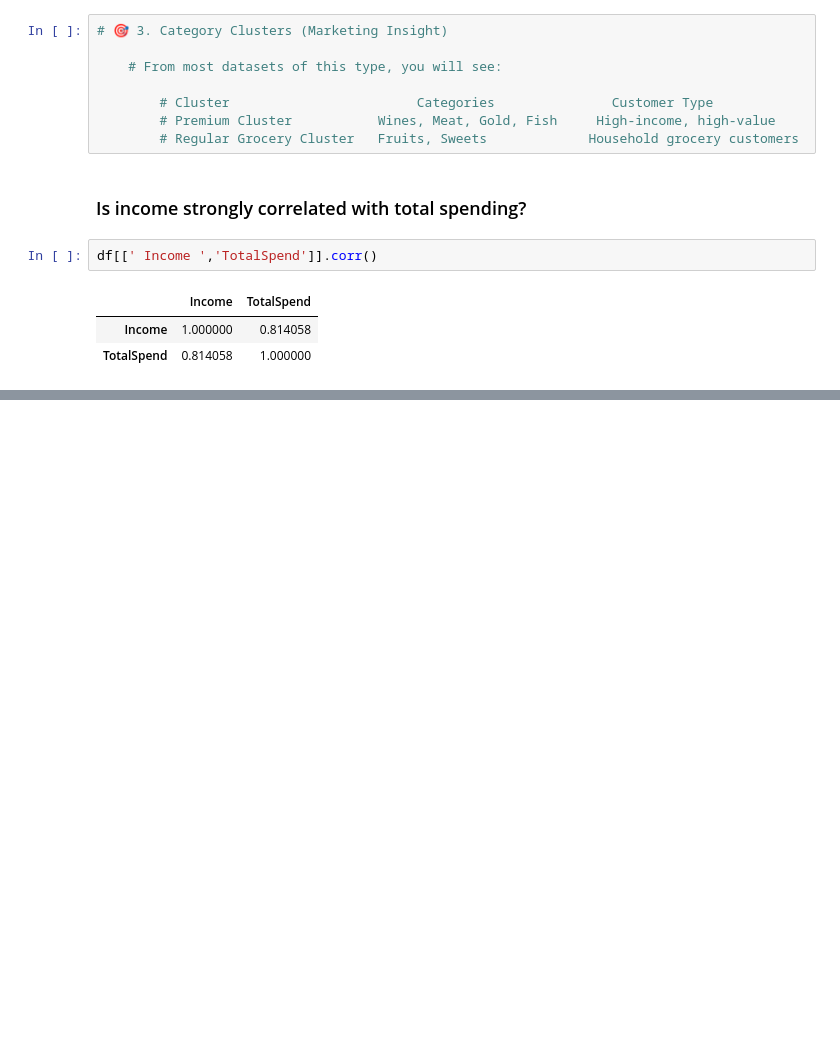
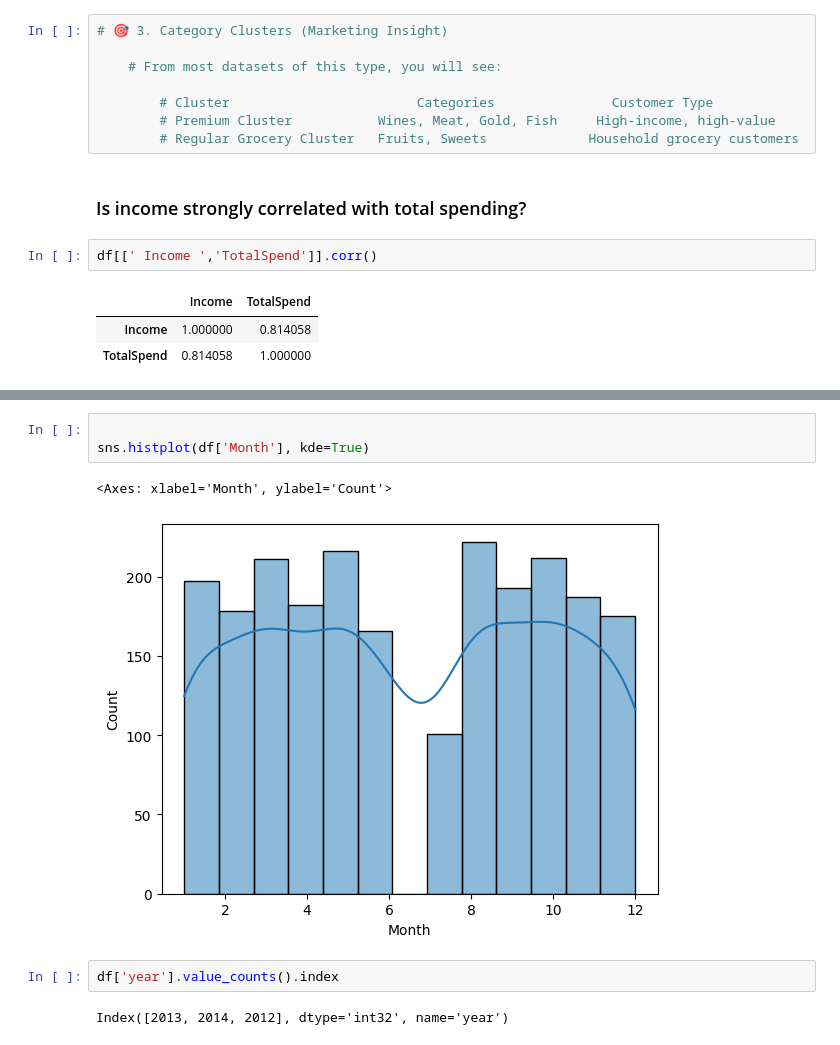
Before and after one commit to SachinSherki4/Data_Science, a Jupyter notebook: Data_Science_Projects/Marketing_Project_1/marketing_campaigns.ipynb, the cells around one changed output, grey strips where cells are left out. Saved outputs shown, nothing was run; the diff lists cells and outputs as text; blank space fills up the shorter version.

```diff
--- a/Data_Science_Projects/Marketing_Project_1/marketing_campaigns.ipynb
+++ b/Data_Science_Projects/Marketing_Project_1/marketing_campaigns.ipynb
@@ -965,0 +1076,10 @@ df[[' Income ','TotalSpend']].corr()
+# %%
+
+sns.histplot(df['Month'], kde=True)
+# %% [output]
+<Axes: xlabel='Month', ylabel='Count'>
+[figure, added]
+# %%
+df['year'].value_counts().index
+# %% [output]
+Index([2013, 2014, 2012], dtype='int32', name='year')
```
Also changed, not shown: parts of 52 cells of this notebook.
